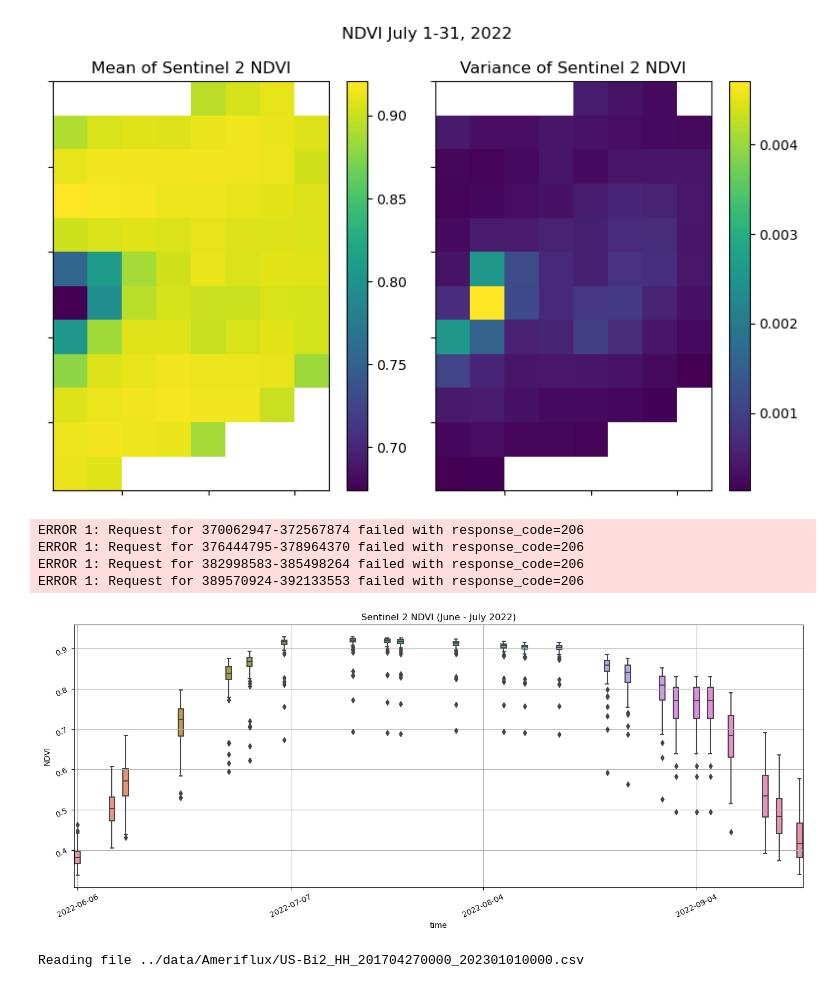
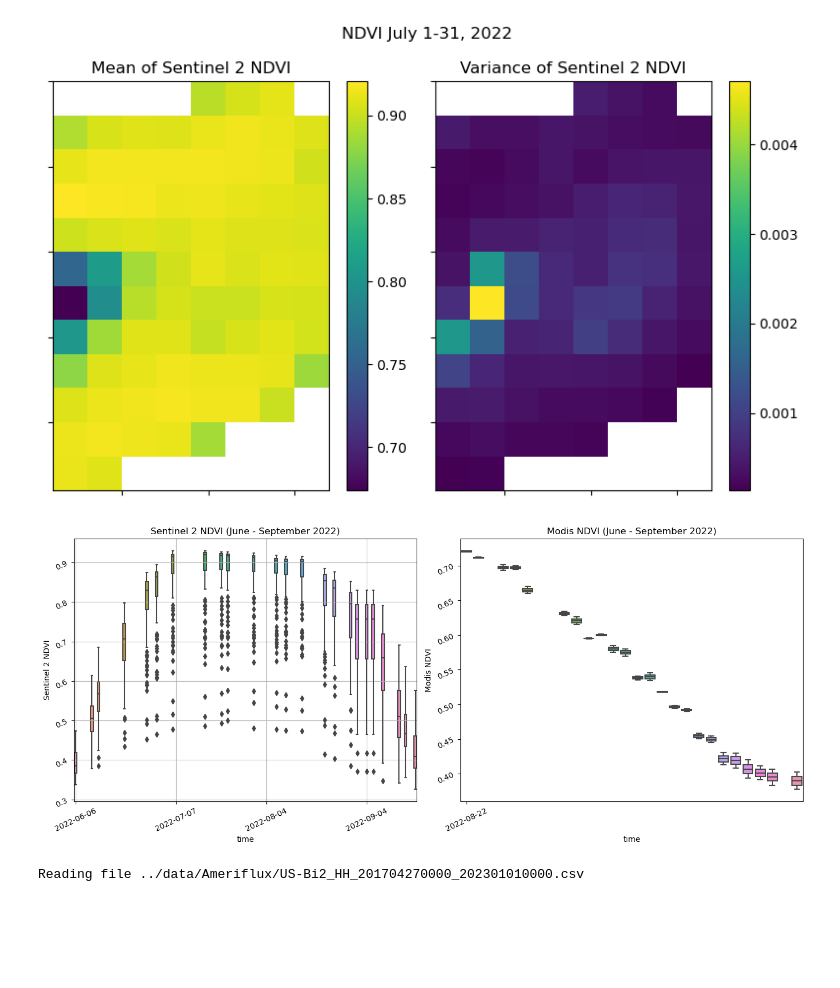
Before and after one commit to eanderson-ei/lst-crop-stress-capstone, a Jupyter notebook: exploratory/tcruicks-final-v2.ipynb, the cells around one changed output. Drawn from its saved outputs; the diff is of its cells as text; code cells hidden in the pictures; blank space fills up the shorter version.

Commit message:
version 2

```diff
--- a/exploratory/tcruicks-final-v2.ipynb
+++ b/exploratory/tcruicks-final-v2.ipynb
@@ -64,7 +64,7 @@ def stac_tile_search(collection, geom, start_date, end_date):
         max_items=1000,
     )
 
-    # items = list(search.items()) # for pystac-client >= 0.4.0
+    #found_items = list(search.items()) # for pystac-client >= 0.4.0
     found_items = list(search.get_all_items())  # for pystac-client < 0.4.0
 
     # Need this to get the url path for downloading the files to local machine.
@@ -72,7 +72,7 @@ def stac_tile_search(collection, geom, start_date, end_date):
 
     # Filter out only the newest version of MODIS.
     if collection == 'prepped_inputs_mcd43a4':
-        version_str = '061'
+        version_str = '.061_'
         new_list = [i for i in found_items if version_str in i.id]
         found_items = new_list
 
@@ -117,7 +117,8 @@ def create_aoi_image_stack(asset, items, num_tiles, poly_gdf):
     # # Create polygon Area of Interest (AOI for which to sample.).
     # clip_poly_df = create_clip_polygon(geom, ds, buffer=buffer)
 
-    clipped = FH_StackedDataset(ds.rio.clip(poly_gdf.geometry))
+    #clipped = FH_StackedDataset(ds.rio.clip(poly_gdf.geometry))
+    clipped = FH_StackedDataset(ds.rio.clip(poly_gdf.geometry, all_touched=True, drop=True))
     aoi_stack_ds = clipped.ds
 
     return (aoi_stack_ds)
@@ -350,6 +364,9 @@ Last date: <Item id=S2_10SFH_median_composite_20220924>
 # %%
-# 7) EXTRACT SENTINEL 2 SURFACE REFLECTANCE & COMPUTE NDVI
+# 7) EXTRACT SENTINEL2 & MODIS SURFACE REFLECTANCE & COMPUTE NDVI
 
+# Sentinel 2 --------------------------------------------------------
+
+# Get images from stack.
 (aoi_stack_ds) = create_aoi_image_stack(
     'surface_reflectance', s2_items, num_s2_tiles, poly_gdf)
 
@@ -360,6 +377,19 @@ nir_aoi_ds = aoi_stack_ds.isel(band=6)
 # Compute NDVI.
 ndvi_aoi_ds = (nir_aoi_ds - red_aoi_ds) / (nir_aoi_ds + red_aoi_ds)
 
+# Modis --------------------------------------------------------------
+
+# Get images from stack
+(aoi_stack_ds) = create_aoi_image_stack(
+    'surface_reflectance', mcd43a4_items, num_mcd43a4_tiles, poly_gdf)
+
+# Pull out NIR and Red bands.
+red_aoi_mcd_ds = aoi_stack_ds.isel(band=0)
+nir_aoi_mcd_ds = aoi_stack_ds.isel(band=1)
+
+# Compute NDVI.
+ndvi_aoi_mcd_ds = (nir_aoi_mcd_ds - red_aoi_mcd_ds) / (nir_aoi_mcd_ds + red_aoi_mcd_ds)
+
 # Create a NDVI AOI mean dataset.
 # mean_ndvi_aoi_ds = ndvi_aoi_ds.mean(dim=["x", "y"])
 # mean_df = mean_ndvi_aoi_ds.to_dataframe(name='s2_mean_ndvi')
@@ -405,38 +435,47 @@ plt.tight_layout()
 # %% [output]
 [figure]
 # %%
-# 9) CONVERT TO DATAFRAME & RESAMPLE.
+# 9) CONVERT SENTINEL 2 and MODIS TO DATAFRAME & RESAMPLE.
 
 # Resampling simplifies the timestamp in that it removes the hours and minutes
 # and makes each day's dt consistent.  In addition, resampling fills in missing dates
 # with NA which will help with plotting consistency.
 
+# Sentinel 2 ------------------------------------------------------
 # Convert dataaset to a dataframe.
 s2_ndvi_df = ndvi_aoi_ds[0:24,:,:].to_dataframe(name='s2_ndvi')
-
 # Drop uneeded columns.
 s2_ndvi_df.drop(columns=['spatial_ref'], inplace=True)
-
 # Convert multilevel index to single level.
 s2_ndvi_df = s2_ndvi_df.reset_index(level=[1, 2])
-
 # Put index into dt64 format.
 s2_ndvi_df.index = pd.to_datetime(s2_ndvi_df.index)
-
 # Resample to just the y-m-d and take the mean() which in this case
 # will be the mean ndvi for the AOI.
 s2_ndvi_resampled_df = s2_ndvi_df.groupby(['x','y']).resample('D', origin=pd.to_datetime(start1, utc=s2_ndvi_df.index.tz)).mean()
 # s2_ndvi_mean_df = s2_ndvi_df.resample('D').mean()  # NExt cell instead.
-
 # Drop uneeded cols and make a single index instead of multi.
 s2_ndvi_resampled_df.drop(columns=['y','x'], inplace=True)
 s2_ndvi_resampled_df = s2_ndvi_resampled_df.reset_index(level=[0, 1])
-
 # Resort so that rows are chronologically grouped.
 s2_ndvi_resampled_sort_df = s2_ndvi_resampled_df.sort_index()
+
+# Modis --------------------------------------------------------
+# Convert dataaset to a dataframe.
+mcd_ndvi_df = ndvi_aoi_mcd_ds[0:24,:,:].to_dataframe(name='mcd_ndvi')
+# Drop uneeded columns.
+mcd_ndvi_df.drop(columns=['spatial_ref'], inplace=True)
+# Convert multilevel index to single level.
+mcd_ndvi_df = mcd_ndvi_df.reset_index(level=[1, 2])
+# Put index into dt64 format.
+mcd_ndvi_df.index = pd.to_datetime(mcd_ndvi_df.index)
+# Resample to just the y-m-d and take the mean() which in this case
+# will be the mean ndvi for the AOI.
+mcd_ndvi_resampled_df = mcd_ndvi_df.groupby(['x','y']).resample('D', origin=pd.to_datetime(start1, utc=mcd_ndvi_df.index.tz)).mean()
+# s2_ndvi_mean_df = s2_ndvi_df.resample('D').mean()  # NExt cell instead.
+# Drop uneeded cols and make a single index instead of multi.
+mcd_ndvi_resampled_df.drop(columns=['y','x'], inplace=True)
+mcd_ndvi_resampled_df = mcd_ndvi_resampled_df.reset_index(level=[0, 1])
+# Resort so that rows are chronologically grouped.
+mcd_ndvi_resampled_sort_df = mcd_ndvi_resampled_df.sort_index()
-# %% [output]
-ERROR 1: Request for 370062947-372567874 failed with response_code=206
-ERROR 1: Request for 376444795-378964370 failed with response_code=206
-ERROR 1: Request for 382998583-385498264 failed with response_code=206
-ERROR 1: Request for 389570924-392133553 failed with response_code=206
 # %%
@@ -458,7 +502,7 @@ s2_ndvi_min_df = s2_ndvi_min_df.reset_index(level=[1])
 
 from numpy import dtype
 
-fig, (ax1) = plt.subplots(1, 1, figsize=(14, 6))
+fig, (ax1, ax2) = plt.subplots(1, 2, figsize=(14, 6))
 
 # Make box plots.
 box = (
@@ -468,44 +512,53 @@ box = (
     y=s2_ndvi_resampled_df['s2_ndvi'],
     ax=ax1)
     .set(title="Sentinel 2 NDVI (June - September 2022)"),
+    )
+
+box = (
+    sns.boxplot(
+    #x=s2_ndvi_df.index.to_series().apply(lambda x: x.strftime('%Y-%m-%d')),
+    x=mcd_ndvi_resampled_df.index.strftime('%Y-%m-%d'),
+    y=mcd_ndvi_resampled_df['mcd_ndvi'],
+    ax=ax2)
+    .set(title="Modis NDVI (June - September 2022)"),
     )
 
 #box = (
 #    sns.boxplot(
 #    # x=s2_ndvi_df.index.to_series().apply(lambda x: x.strftime('%Y-%m-%d')),
 #    x=s2_ndvi_resampled_sort_df[start1:end1].index.strftime('%Y-%m-%d'),
 #    y=s2_ndvi_resampled_sort_df[start1:end1]['s2_ndvi'],
 #    ax=ax1)
 #    .set(title="Sentinel 2 NDVI : AOI: 130 m2"),
 #    )
 
 #box = (
 #    sns.boxplot(
 #    # x=s2_ndvi_df.index.to_series().apply(lambda x: x.strftime('%Y-%m-%d')),
 #    x=s2_ndvi_resampled_df[start2:end2].index.strftime('%Y-%m-%d'),
 #    y=s2_ndvi_resampled_df[start2:end2]['s2_ndvi'],
 #    ax=ax2)
 #    .set(title="Sentinel 2 NDVI : AOI: 130 m2"),
 #    )
 
 #ax1.plot(resampled_df['2021-05-01':'2021-10-31'].index.strftime('%Y-%m-%d'), resampled_df['2021-05-01':'2021-10-31']['s2_ndvi'])
 
-ax1.set_ylabel('NDVI')
+ax1.set_ylabel('Sentinel 2 NDVI')
 ax1.xaxis.set_major_locator(mdates.MonthLocator(bymonthday=1))
 ax1.tick_params(labelrotation=25)
 
-#ax2.set_ylabel('NDVI')
-#ax2.xaxis.set_major_locator(mdates.MonthLocator(bymonthday=1))
-#ax2.tick_params(labelrotation=25)
+ax2.set_ylabel('Modis NDVI')
+ax2.xaxis.set_major_locator(mdates.MonthLocator(bymonthday=1))
+ax2.tick_params(labelrotation=25)
 
 ax1.grid()
 #ax2.grid()
 
 plt.tight_layout()
 
 # ***** How do I make the xaxis go from 2021-05-01 to 2021-10-31?
 # %% [output]
-[figure, old version]
+[figure, new version]
 # %%
 # 12) GET METEOROLOGY INTO DATAFRAME FOR CATD CALCS.
 
```
Also changed, not shown: parts of 12 cells of this notebook.
